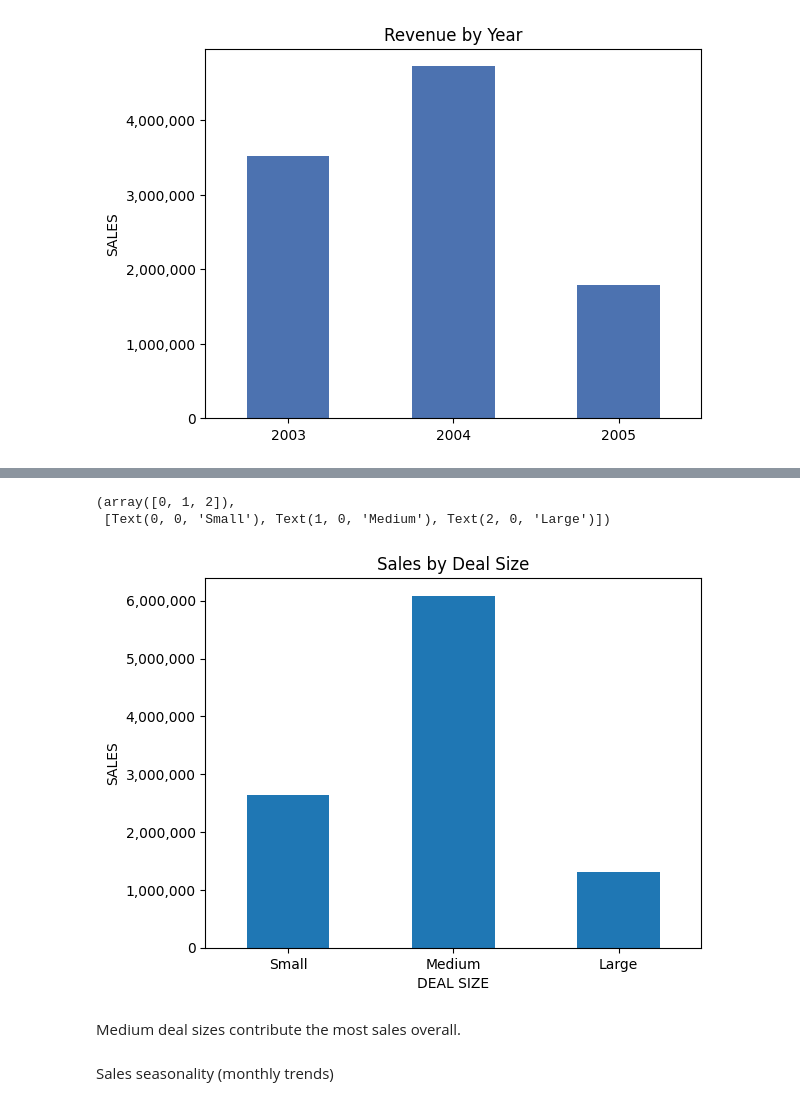
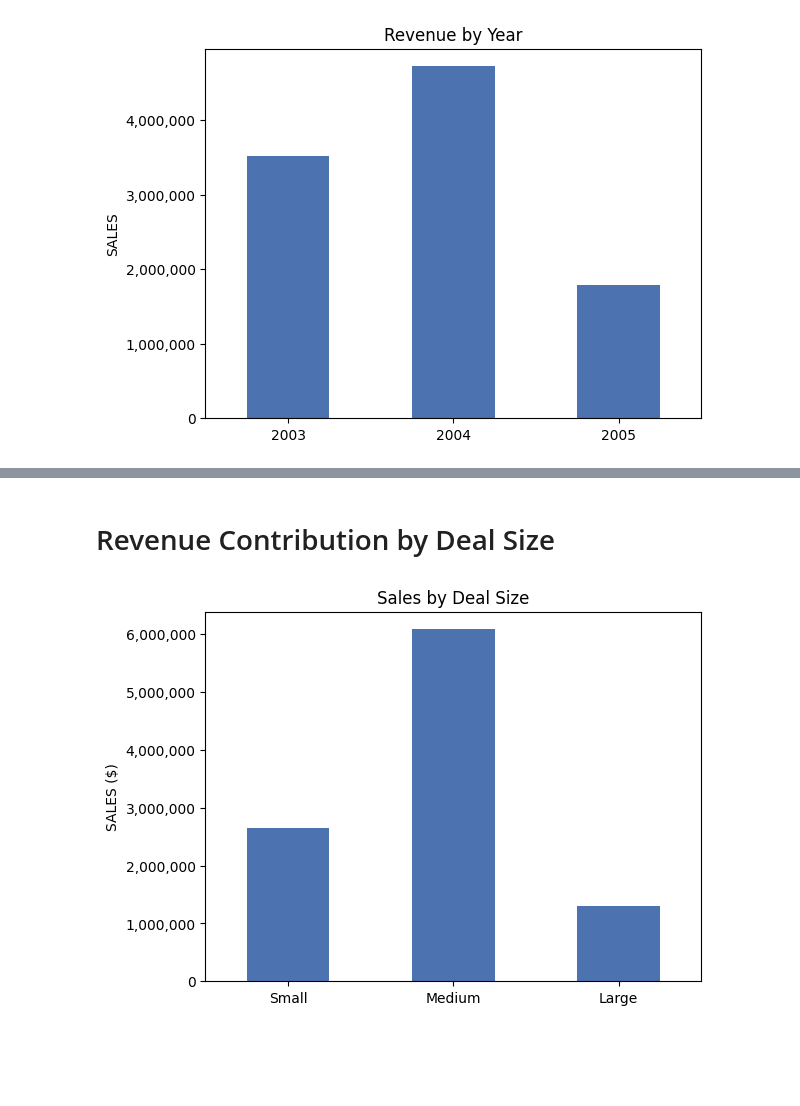
Before and after one commit to martynas816/sales, a Jupyter notebook: sales.ipynb, the cells around one changed output, grey strips where cells are left out. Cells and saved outputs as stored; diff of their text form; code cells hidden in the pictures; blank space fills up the shorter version.

Commit message:
Kaggle Notebook | sales | Version 2

```diff
--- a/sales.ipynb
+++ b/sales.ipynb
@@ -267,24 +251,20 @@ Q4: Does deal size matter?
+# %% [markdown]
+# Revenue Contribution by Deal Size
 # %%
 # Make DEALSIZE an ordered category
 df['DEALSIZE'] = pd.Categorical(df['DEALSIZE'],
                                 categories=['Small', 'Medium', 'Large'],
                                 ordered=True)
 
 sales_by_dealsize = df.groupby('DEALSIZE', observed=True)['SALES'].sum()
 sales_by_dealsize = sales_by_dealsize.loc[['Small', 'Medium', 'Large']]  # enforce order
 
-sales_by_dealsize.plot(kind='bar', title='Sales by Deal Size')
-plt.xlabel('DEAL SIZE')
-plt.ylabel('SALES')
+sales_by_dealsize.plot(kind='bar', color=BASE_COLOR)
+plt.title('Sales by Deal Size')
+plt.xlabel('')
+plt.ylabel('SALES ($)')
 
-formatter = mtick.StrMethodFormatter('{x:,.0f}')
-plt.gca().yaxis.set_major_formatter(formatter)
-plt.xticks(rotation=0)
+plt.gca().yaxis.set_major_formatter(CURRENCY_FMT)
+plt.xticks(rotation=0);
 # %% [output]
-(array([0, 1, 2]),
- [Text(0, 0, 'Small'), Text(1, 0, 'Medium'), Text(2, 0, 'Large')])
-[figure, old version]
+[figure, new version]
-# %% [markdown]
-Medium deal sizes contribute the most sales overall.
-# %% [markdown]
-Sales seasonality (monthly trends)
```
Also changed, not shown: parts of 21 cells of this notebook.
